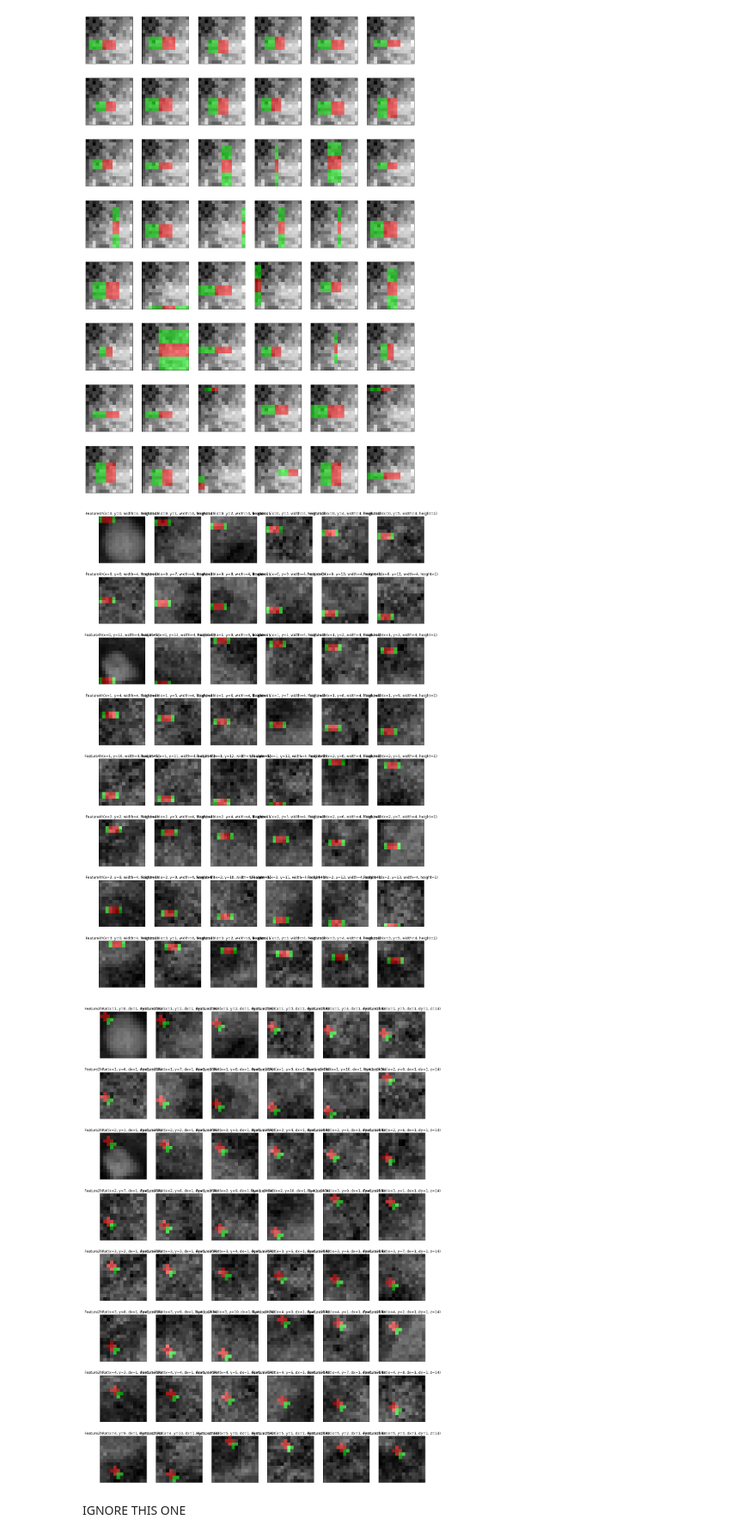
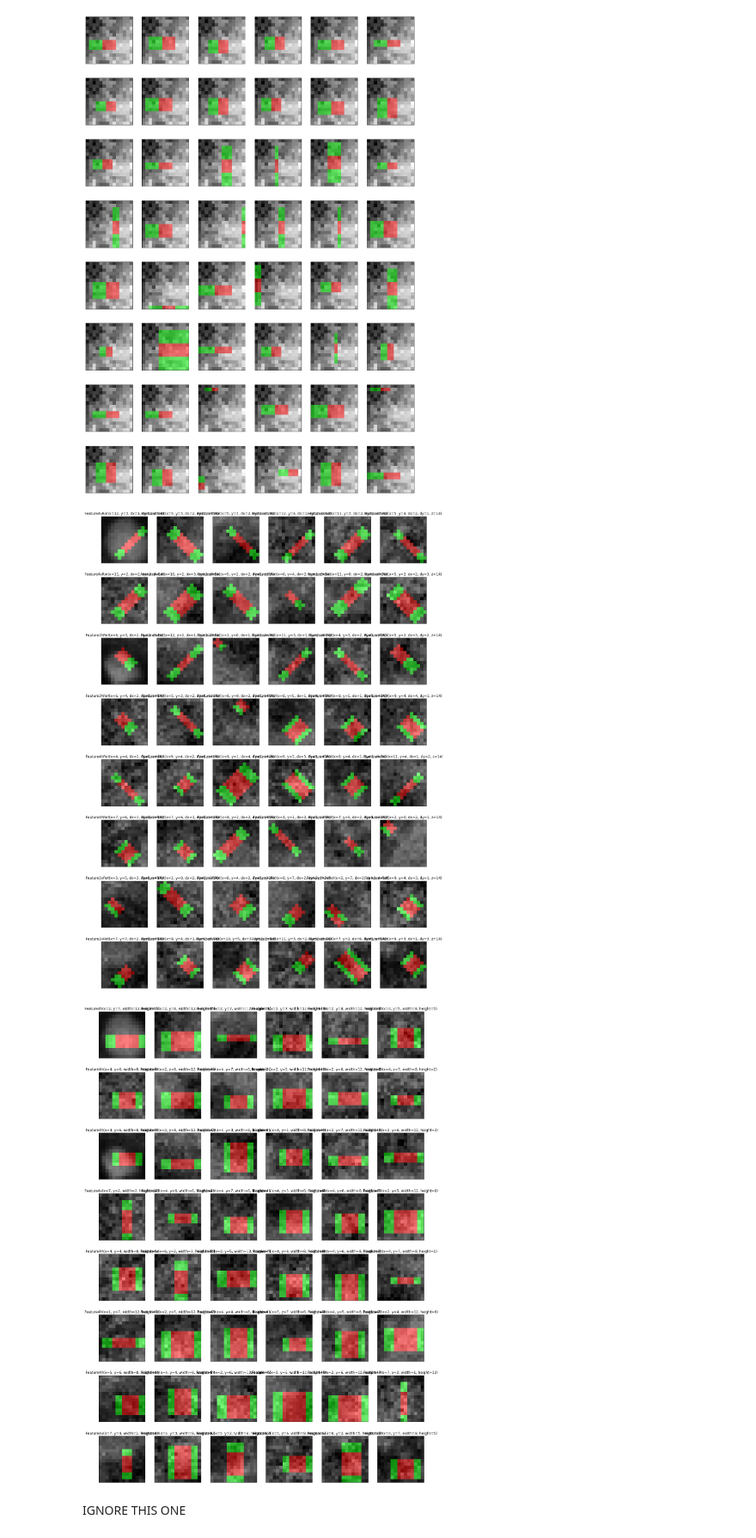
Before and after one commit to joaco18/calc-det, a Jupyter notebook: notebooks/[TEST]haar_features_selection.ipynb, the cells around one changed output. Shown: that part at 86% size. Saved outputs shown, nothing was run; the diff lists cells and outputs as text; code cells hidden in the pictures.

Commit message:
draw the right plots

```diff
--- a/notebooks/[TEST]haar_features_selection.ipynb
+++ b/notebooks/[TEST]haar_features_selection.ipynb
@@ -784,7 +784,7 @@ plt.show()
 [figure]
 # %%
 bfig, axs = plt.subplots(8, 6, figsize=(20,30))
-for ax, img, feat in zip(np.ravel(axs), images, cfe.our_haar_feature_types_h[:48]):
+for ax, img, feat in zip(np.ravel(axs), images, cfe_sel.our_haar_feature_types_h[:48]):
     image = draw_our_haar_like_features(img, feat, rot=False)
     ax.imshow(image)
     ax.set_title(feat)
@@ -792,18 +792,18 @@ for ax, img, feat in zip(np.ravel(axs), images, cfe.our_haar_feature_types_h[:48
     ax.set_yticks([])
 plt.show()
 # %% [output]
-[figure, old version]
+[figure, new version]
 # %%
 fig, axs = plt.subplots(8, 6, figsize=(20,30))
-for ax, img, feat in zip(np.ravel(axs), images, cfe.our_haar_feature_types_r[:48]):
+for ax, img, feat in zip(np.ravel(axs), images, cfe_sel.our_haar_feature_types_r[:48]):
     image = draw_our_haar_like_features(img, feat, rot=False)
     ax.imshow(image)
     ax.set_title(feat)
     ax.set_xticks([])
     ax.set_yticks([])
 plt.show()
 # %% [output]
-[figure, old version]
+[figure, new version]
 # %% [markdown]
 IGNORE THIS ONE
 # %%
```
Also changed, not shown: parts of 1 cell of this notebook.
